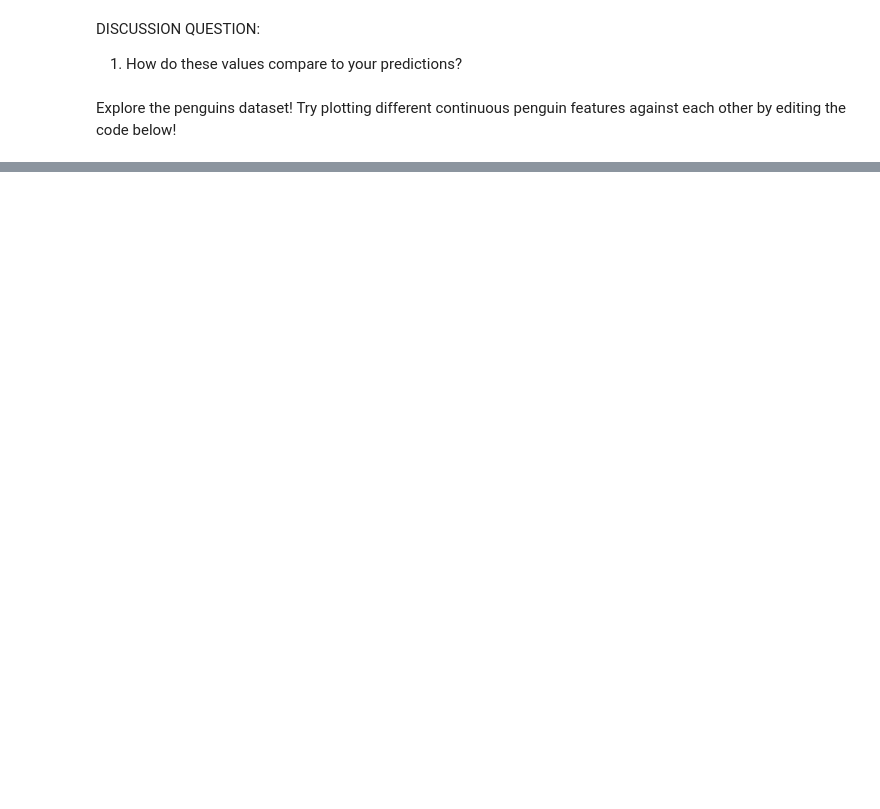
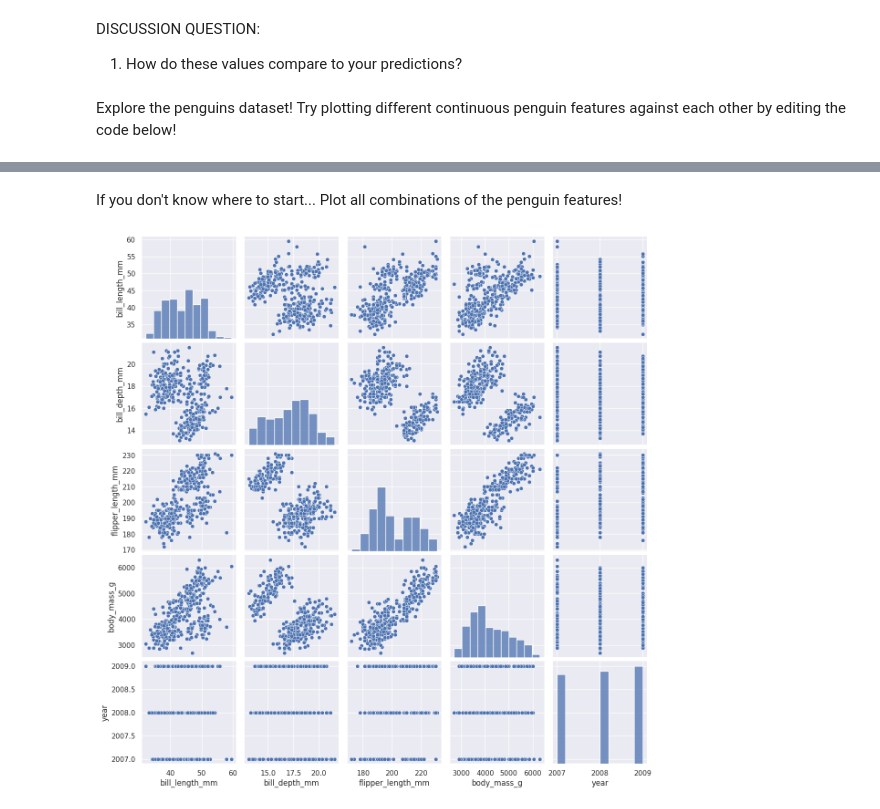
Before and after one commit to BIOL359A-FoundationsOfQBio-Spr25/week1_distributions, a Jupyter notebook: week1_distributions.ipynb, the cells around one changed output, grey strips where cells are left out. Saved outputs shown, nothing was run; the diff lists cells and outputs as text; code cells hidden in the pictures; blank space fills up the shorter version.

Commit message:
update colab notebook for 25spring

```diff
--- a/week1_distributions.ipynb
+++ b/week1_distributions.ipynb
@@ -32,9 +42,20 @@ Using "as" creates an alias or alternate name for packages. Some packages have c
 # %%
 import pandas as pd
 import numpy as np
+import seaborn as sns
 import matplotlib.pyplot as plt
 import ipywidgets as widgets
 import scipy.stats as stats
+
+TITLE_FONT = 20
+LABEL_FONT = 16
+TICK_FONT = 16
+FIG_SIZE = (8, 8)
+COLORS= ["#008080","#CA562C"]
+
+sns.set_context("notebook")
+sns.set_style("whitegrid")
+sns.set(font_scale=1) #Change from 1 to 1.5 or 2 if you have a hard time reading text
 # %% [markdown]
 ---
 # %% [markdown]
@@ -1083,0 +1225,8 @@ print(f"Spearman's correlation: {spearman_corr:.3f}")
+# %% [markdown]
+If you don't know where to start... Plot all combinations of the penguin features!
+# %%
+# Generate pairplot
+sns.pairplot(penguins_df)
+plt.show()
+# %% [output]
+[figure, added]
```
Also changed, not shown: parts of 144 cells of this notebook.
